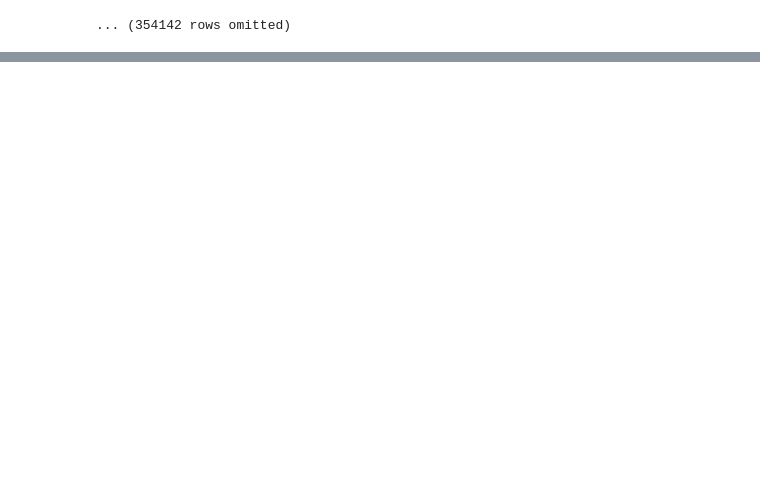
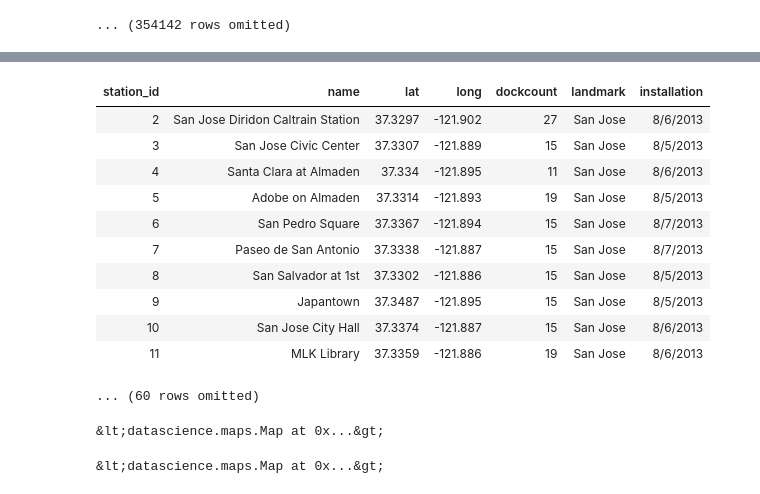
Before and after one commit to abdulbaqi/ms_python, a Jupyter notebook: datascience.ipynb, the cells around one changed output, grey strips where cells are left out. Drawn from its saved outputs; the diff is of its cells as text; code cells hidden in the pictures; blank space fills up the shorter version.

```diff
--- a/datascience.ipynb
+++ b/datascience.ipynb
@@ -1174,0 +1245,26 @@ trips
+# %%
+stations = Table.read_table(path_data+'station.csv')
+stations
+# %% [output]
+| station_id | name | lat | long | dockcount | landmark | installation |
+| 2 | San Jose Diridon Caltrain Station | 37.3297 | -121.902 | 27 | San Jose | 8/6/2013 |
+| 3 | San Jose Civic Center | 37.3307 | -121.889 | 15 | San Jose | 8/5/2013 |
+| 4 | Santa Clara at Almaden | 37.334 | -121.895 | 11 | San Jose | 8/6/2013 |
+| 5 | Adobe on Almaden | 37.3314 | -121.893 | 19 | San Jose | 8/5/2013 |
+| 6 | San Pedro Square | 37.3367 | -121.894 | 15 | San Jose | 8/7/2013 |
+| 7 | Paseo de San Antonio | 37.3338 | -121.887 | 15 | San Jose | 8/7/2013 |
+| 8 | San Salvador at 1st | 37.3302 | -121.886 | 15 | San Jose | 8/5/2013 |
+| 9 | Japantown | 37.3487 | -121.895 | 15 | San Jose | 8/5/2013 |
+| 10 | San Jose City Hall | 37.3374 | -121.887 | 15 | San Jose | 8/6/2013 |
+| 11 | MLK Library | 37.3359 | -121.886 | 19 | San Jose | 8/6/2013 |
+... (60 rows omitted)
+# %%
+Marker.map_table(stations.select('lat', 'long', 'name'))
+# %% [output]
+&lt;datascience.maps.Map at 0x...&gt;
+# %%
+sf = stations.where('landmark', are.equal_to('San Francisco'))
+sf_map_data = sf.select('lat', 'long', 'name')
+Circle.map_table(sf_map_data, color='green', radius=20)
+# %% [output]
+&lt;datascience.maps.Map at 0x...&gt;
```
Also changed, not shown: parts of 15 cells of this notebook, 2 other files.
